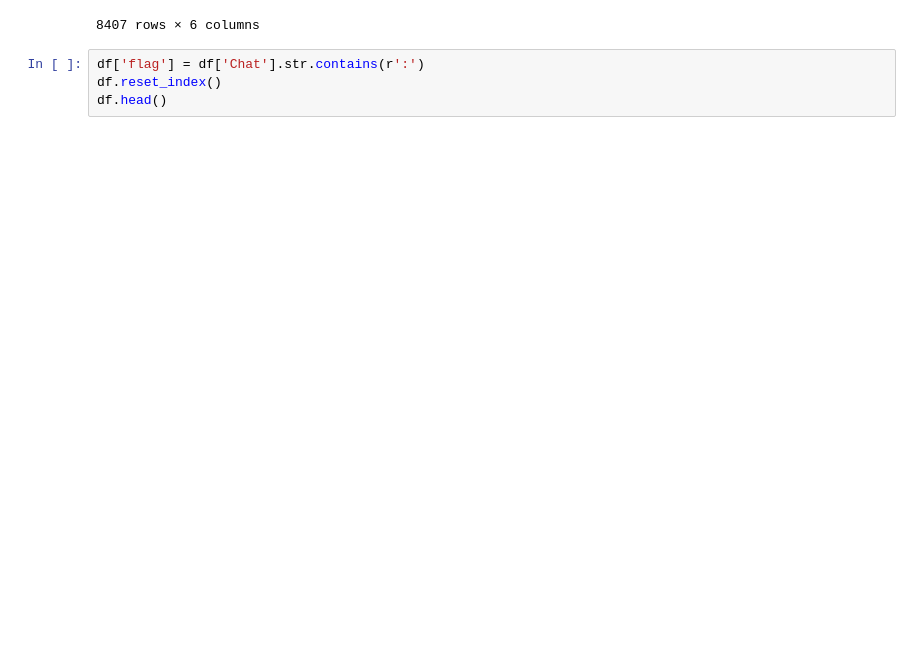
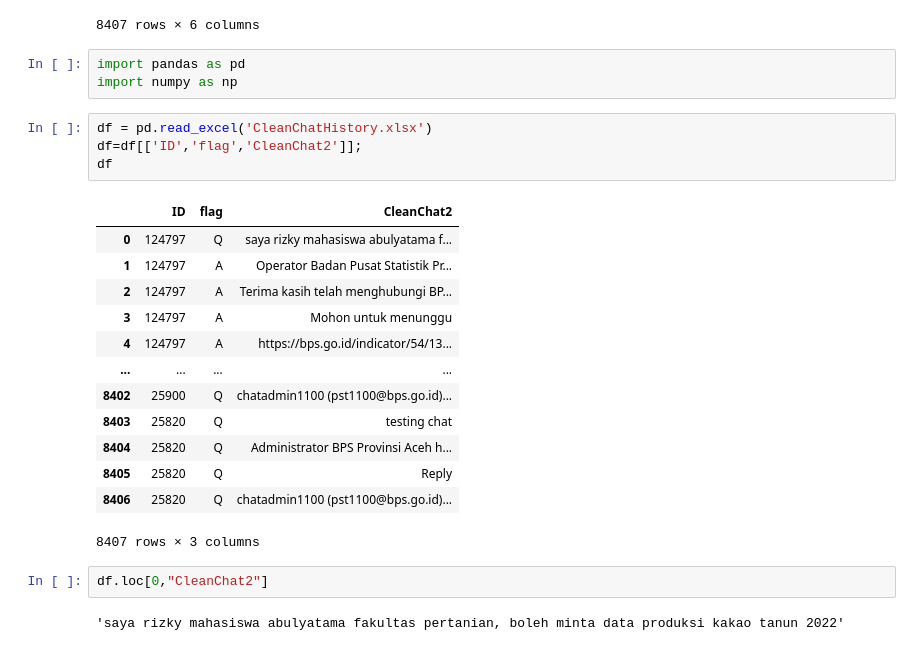
Before and after one commit to 2004111010001/ChatBot-Project, a Jupyter notebook: DataLiveChat.ipynb, the cells around one changed output. Drawn from its saved outputs; the diff is of its cells as text; blank space fills up the shorter version.

```diff
--- a/DataLiveChat.ipynb
+++ b/DataLiveChat.ipynb
@@ -98,7 +98,28 @@ df
 | 1057 | 25820 | 18-03-2020 13:59:14 jojo: testing... | 18-03-2020 14:00:11 Administrator... | Q | Administrator BPS Provinsi Aceh: ... | Reply |
 | 1057 | 25820 | 18-03-2020 13:59:14 jojo: testing... | 24-04-2020 11:44:11 Asisten siste... | Q | Asisten sistem: chatadmin1100 (ps... | chatadmin1100 (pst1100@bps.go.id)... |
 8407 rows × 6 columns
-# %%
-df['flag'] = df['Chat'].str.contains(r':')
-df.reset_index()
-df.head()
+# %%
+import pandas as pd
+import numpy as np
+# %%
+df = pd.read_excel('CleanChatHistory.xlsx')
+df=df[['ID','flag','CleanChat2']];
+df
+# %% [output]
+|  | ID | flag | CleanChat2 |
+| 0 | 124797 | Q | saya rizky mahasiswa abulyatama f... |
+| 1 | 124797 | A | Operator Badan Pusat Statistik Pr... |
+| 2 | 124797 | A | Terima kasih telah menghubungi BP... |
+| 3 | 124797 | A | Mohon untuk menunggu |
+| 4 | 124797 | A | https://bps.go.id/indicator/54/13... |
+| ... | ... | ... | ... |
+| 8402 | 25900 | Q | chatadmin1100 (pst1100@bps.go.id)... |
+| 8403 | 25820 | Q | testing chat |
+| 8404 | 25820 | Q | Administrator BPS Provinsi Aceh h... |
+| 8405 | 25820 | Q | Reply |
+| 8406 | 25820 | Q | chatadmin1100 (pst1100@bps.go.id)... |
+8407 rows × 3 columns
+# %%
+df.loc[0,"CleanChat2"]
+# %% [output]
+'saya rizky mahasiswa abulyatama fakultas pertanian, boleh minta data produksi kakao tanun 2022'
```
Also changed, not shown: parts of 4 cells of this notebook, 2 other files.
